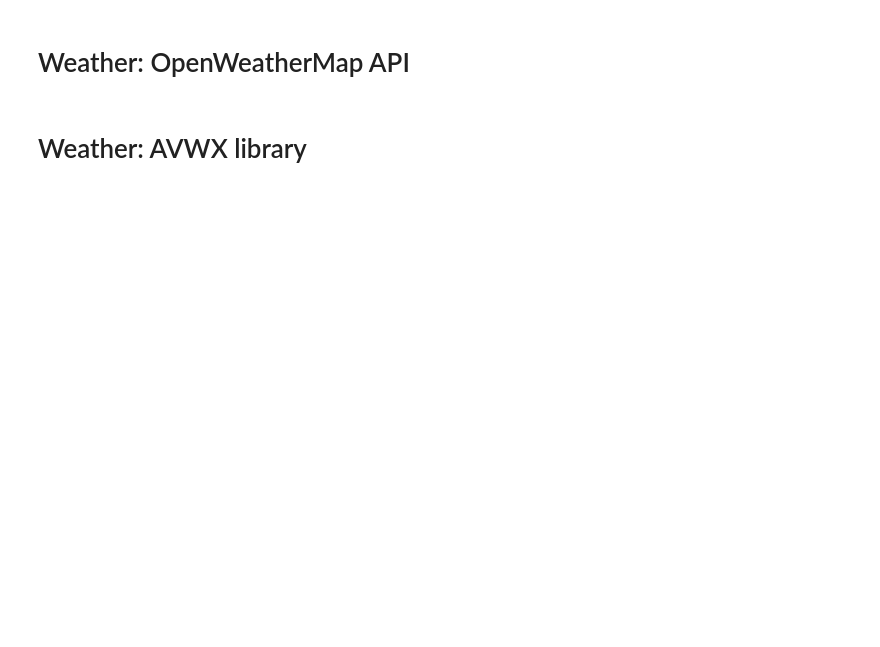
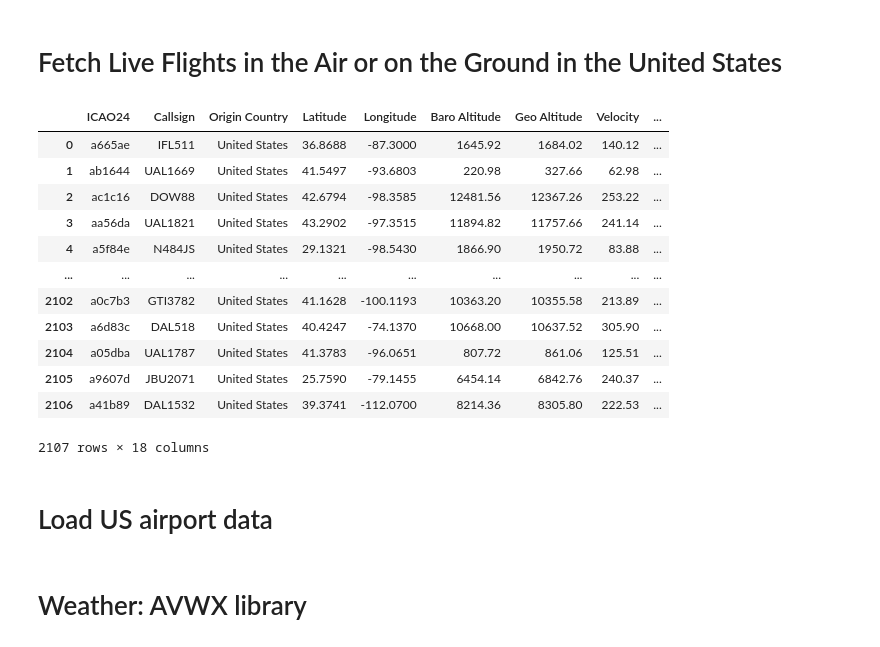
Before and after one commit to gcm107/AviationWorks, a Jupyter notebook: flight_forecast/miserymap.ipynb, the cells around one changed output. Drawn from its saved outputs; the diff is of its cells as text; code cells hidden in the pictures; blank space fills up the shorter version.

```diff
--- a/flight_forecast/miserymap.ipynb
+++ b/flight_forecast/miserymap.ipynb
@@ -15,30 +15,48 @@ opensky_api_key = os.getenv('OPENSKY_API_KEY')
 # Initialize the API (can also be authenticated)
 # dont be dumb if you have the keys
 api = OpenSkyApi(opensky_user, opensky_api_key)
+# %% [markdown]
+# Fetch Live Flights in the Air or on the Ground in the United States
 # %%
 # fetch flights only in the united states
 states = api.get_states()
 data = []
 for s in states.states:
     data.append({
             "ICAO24": s.icao24,
             "Callsign": s.callsign,
             "Origin Country": s.origin_country,
             "Latitude": s.latitude,
             "Longitude": s.longitude,
             "Baro Altitude": s.baro_altitude,
             "Geo Altitude": s.geo_altitude,
             "Velocity": s.velocity,
             "True Track": s.true_track,
             "Vertical Rate": s.vertical_rate,
             "On Ground": s.on_ground,
             "Category": s.category,
             "Last Contact": s.last_contact,
             "Position Source": s.position_source,
             "Sensors": s.sensors,
             "SPI": s.spi,
             "Squawk": s.squawk,
             "Time Position": s.time_position
         })
-df = pd.DataFrame(data)
-df
+
+us_flights_data = [flight for flight in data if flight["Origin Country"] == "United States"]
+us_flights_df = pd.DataFrame(us_flights_data)
+us_flights_df
+# %% [output]
+|  | ICAO24 | Callsign | Origin Country | Latitude | Longitude | Baro Altitude | Geo Altitude | Velocity | ... |
+| 0 | a665ae | IFL511 | United States | 36.8688 | -87.3000 | 1645.92 | 1684.02 | 140.12 | ... |
+| 1 | ab1644 | UAL1669 | United States | 41.5497 | -93.6803 | 220.98 | 327.66 | 62.98 | ... |
+| 2 | ac1c16 | DOW88 | United States | 42.6794 | -98.3585 | 12481.56 | 12367.26 | 253.22 | ... |
+| 3 | aa56da | UAL1821 | United States | 43.2902 | -97.3515 | 11894.82 | 11757.66 | 241.14 | ... |
+| 4 | a5f84e | N484JS | United States | 29.1321 | -98.5430 | 1866.90 | 1950.72 | 83.88 | ... |
+| ... | ... | ... | ... | ... | ... | ... | ... | ... | ... |
+| 2102 | a0c7b3 | GTI3782 | United States | 41.1628 | -100.1193 | 10363.20 | 10355.58 | 213.89 | ... |
+| 2103 | a6d83c | DAL518 | United States | 40.4247 | -74.1370 | 10668.00 | 10637.52 | 305.90 | ... |
+| 2104 | a05dba | UAL1787 | United States | 41.3783 | -96.0651 | 807.72 | 861.06 | 125.51 | ... |
+| 2105 | a9607d | JBU2071 | United States | 25.7590 | -79.1455 | 6454.14 | 6842.76 | 240.37 | ... |
+| 2106 | a41b89 | DAL1532 | United States | 39.3741 | -112.0700 | 8214.36 | 8305.80 | 222.53 | ... |
+2107 rows × 18 columns
@@ -50 +63,3 @@ us_flights_df
+# %% [markdown]
+# Load US airport data
 # %%
@@ -61,2 +72,0 @@ large_airports_df
-# %% [markdown]
-# Weather: OpenWeatherMap API
```
Also changed, not shown: parts of 13 cells of this notebook, 2 other files.
